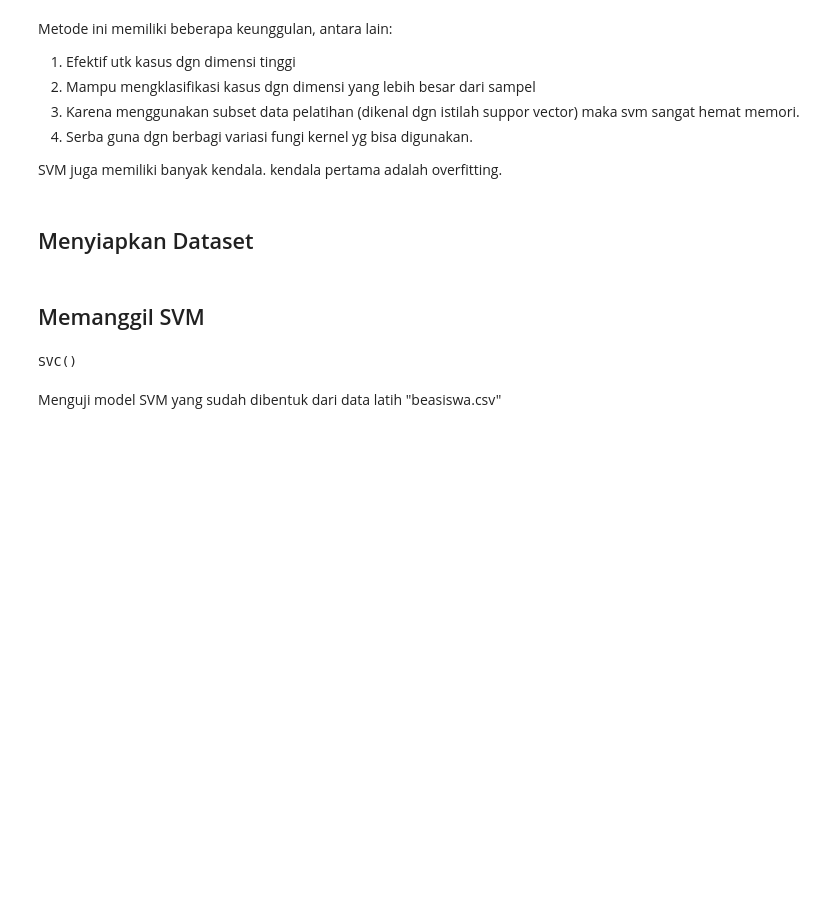
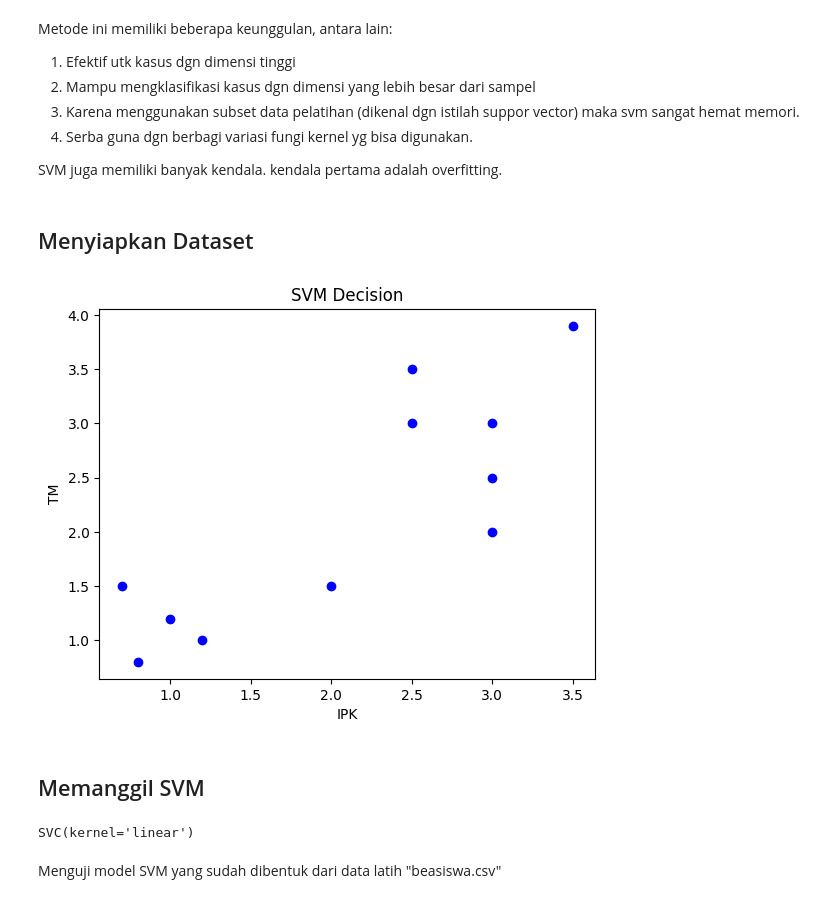
Before and after one commit to yudhaputraa/Machine_Learning, a Jupyter notebook: Support_Vector_Machine(SVM)/SVM_Dua_class/project2/svmbeasiswa.ipynb, the cells around one changed output. Saved outputs shown, nothing was run; the diff lists cells and outputs as text; code cells hidden in the pictures; blank space fills up the shorter version.

Commit message:
visualisasi mpdel

```diff
--- a/Support_Vector_Machine(SVM)/SVM_Dua_class/project2/svmbeasiswa.ipynb
+++ b/Support_Vector_Machine(SVM)/SVM_Dua_class/project2/svmbeasiswa.ipynb
@@ -33,16 +33,24 @@ df2 = pd.DataFrame(datavalidasi,columns=['Mahasiswa','IPK','Tingkat Kemiskinan (
 X2 = np.asarray(datavalidasi)
 X_val = X2[:,1:3]
 y_val = X2[:,3:5]
+# %%
+plt.scatter([point[0] for point in X_train],[point[1] for point in X_train],color="blue")
+plt.xlabel('IPK')
+plt.ylabel('TM')
+plt.title('SVM Decision')
+plt.show()
+# %% [output]
+[figure, added]
 # %% [markdown]
 ## Memanggil SVM
 # %%
 # Memanggil SVM
-clf = svm.SVC()
+clf = svm.SVC(kernel='linear')
 
 #  Fit model dgn data latih dan target/label
 clf.fit(X_train,y_train)
 # %% [output]
-SVC()
+SVC(kernel='linear')
 # %% [markdown]
 Menguji model SVM yang sudah dibentuk dari data latih "beasiswa.csv"
 # %%
```
Also changed, not shown: parts of 3 cells of this notebook.
